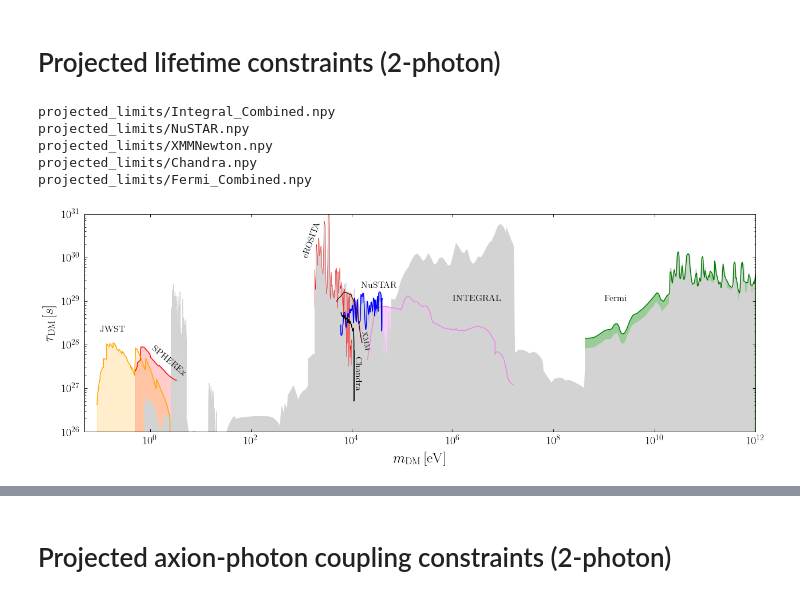
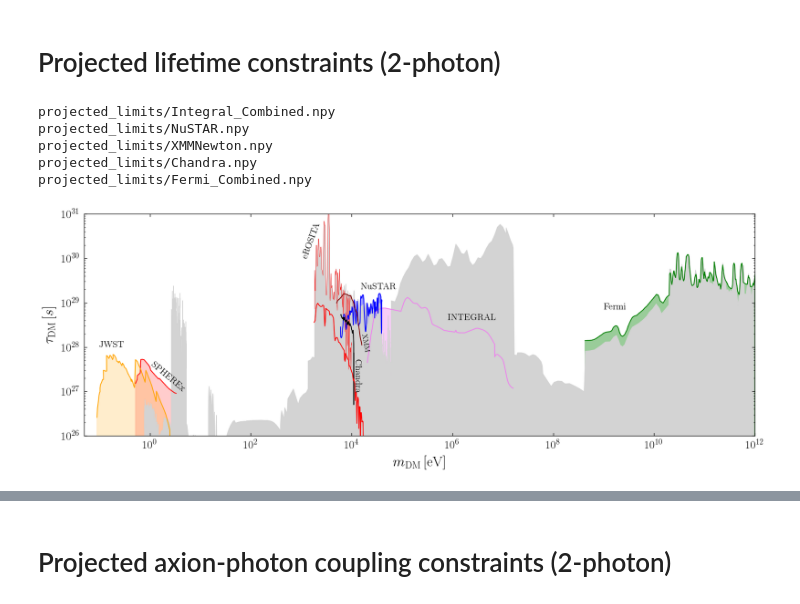
Before and after one commit to joshua-benabou/Mega_Decaying_DM_Milkyway_Analysis, a Jupyter notebook: Mega_plot.ipynb, the cells around one changed output, grey strips where cells are left out. Drawn from its saved outputs; the diff is of its cells as text; code cells hidden in the pictures.

```diff
--- a/Mega_plot.ipynb
+++ b/Mega_plot.ipynb
@@ -19,8 +28,10 @@ import sys
 import numpy as np
 
 
-#sys.path.append("/global/cfs/cdirs/m3166/benabou/COMSOL/COMSOL_2026/AxionLimits/")
-sys.path.append("/global/cfs/cdirs/m3166/benabou/COMSOL/COMSOL_2026/AxionLimits/")
+#master_folder = "/global/cfs/cdirs/m3166/benabou/COMSOL/COMSOL_2026/AxionLimits/"
+master_folder = "/global/scratch/projects/pc_heptheory/jbenabou/AxionLimits/"
+
+sys.path.append(master_folder)
 
 from PlotFuncs import *
 from PlotFuncs import MySquarePlot,AxionPhoton,MySaveFig,UpperFrequencyAxis_Simple,col_alpha,FigSetup,line_background,PlotBound
@@ -139,37 +150,34 @@ color_dict = {"Integral_Calore": "red",
 # Projected lifetime constraints (2-photon)
 # %%
 plt.figure(figsize=(21,7))
-
 
 ################################################################
 ################### EXISTING LIMITS CIARAN STUFF ################################
 ################################################################
 
-master_folder = "/global/cfs/cdirs/m3166/benabou/COMSOL/COMSOL_2026/AxionLimits/"
-
 edgecolor = 'k'
 
 
 axion_photon_limits = [
-  # "JWST_Pinetti",
+ # "JWST_Pinetti",
     "DESI",
     "HST_dwarfs",
     "HST",
-    "Telescopes_MUSE",
+   # "Telescopes_MUSE", # Ben thinks this limit is way too strong
     "JWST",
     "WINERED",
     "LeoT",
     "CMB_Anisotropies",
     "x_ion",
     "CosmicBackground",
-    "GammaRayAttenuation",
+   "GammaRayAttenuation",
     "GammaRayDecayCompilation",
-   "XRISM",
-   "XMM-Newton",
-   "NuSTAR",
+  "XRISM",
+  "XMM-Newton",
+  "NuSTAR",
    "INTEGRAL",
-    "XRAY",
-    "eROSITA",
+   "XRAY",
+   "eROSITA", # this is actual limit, I plot expected limit below
 ]
 
 def gayy_limit_2_tau_limit(gayy_GeV, mDM_eV):
@@ -205,56 +213,74 @@ for instrument in instrument_list:#["NuSTAR"]:#
     except:
         print("FAIL!")
 
+###################
+##### SPHEREx #####
+
 SPHEREx_proj_MW_deepfield = np.loadtxt("projected_limits/SPHEREx_MW_Deepfield_2year_2412.12286_proj.txt",delimiter=",")
 mDM_eV = SPHEREx_proj_MW_deepfield[:,0]
 gayy_GeV = SPHEREx_proj_MW_deepfield[:,1]
+tau_s_arr = gayy_limit_2_tau_limit(gayy_GeV, mDM_eV)
 
-gayy_arr = gayy_limit_2_tau_limit(gayy_GeV, mDM_eV)
+exp_fac = 260/(2*365)
+tau_s_arr*=np.sqrt(exp_fac)
+
 col="red"
-plt.plot(mDM_eV, gayy_arr,color=col)
-plt.fill_between(mDM_eV, 1e-40, gayy_arr, color=col,alpha=0.2,zorder=-100000)
+plt.plot(mDM_eV, tau_s_arr,color=col)
+plt.fill_between(mDM_eV, 1e-40, tau_s_arr, color=col,alpha=0.2,zorder=-100000)
 
+###############
+#### JWST #####
 
-SPHEREx_proj_MW_deepfield = np.loadtxt("projected_limits/Chris_JWST.txt",delimiter=",")
-mDM_eV = SPHEREx_proj_MW_deepfield[:,0]
-gayy_GeV = SPHEREx_proj_MW_deepfield[:,1]
+JWST_proj_MW_deepfield = np.loadtxt("projected_limits/Chris_JWST.txt",delimiter=",")
+mDM_eV = JWST_proj_MW_deepfield[:,0]
+gayy_GeV = JWST_proj_MW_deepfield[:,1]
+tau_s_arr = gayy_limit_2_tau_limit(gayy_GeV, mDM_eV)
+
+exp_fac = 1406/(10*365)
+tau_s_arr*=np.sqrt(exp_fac)
 
 col="orange"
-gayy_arr = gayy_limit_2_tau_limit(gayy_GeV, mDM_eV)
-plt.plot(mDM_eV, gayy_arr,color=col)
-plt.fill_between(mDM_eV, 1e-40, gayy_arr, color=col,alpha=0.2,zorder=-100000)
+plt.plot(mDM_eV, tau_s_arr,color=col)
+plt.fill_between(mDM_eV, 1e-40, tau_s_arr, color=col,alpha=0.2,zorder=-100000)
+
+###############
+#### eROSITA #####
+
+eROSITA_expected = np.loadtxt("existing_limits/eROSITA_expected_limit_2401.16747.csv",delimiter=",")
+mDM_eV = eROSITA_expected[:,0]*1e3
+tau_s = 1/eROSITA_expected[:,1]
+plt.plot(mDM_eV, tau_s, color="red")
 
 #####################
 # LABELS
 
 
 fs=16
-plt.text(0.1,2e28,'JWST',fontsize=fs)
-plt.text(1.0,2e27,'SPHEREx',fontsize=fs,rotation=-40)
+plt.text(0.1,1e28,'JWST',fontsize=fs)
+plt.text(1.0,1e27,'SPHEREx',fontsize=fs,rotation=-40)
 plt.text(1.5e4,8e27,'XMM',fontsize=13,rotation=-80)
 #plt.text(4e3,2e29,'XMM',fontsize=15,rotation=0)
 plt.text(1.5e4,2e29,'NuSTAR',fontsize=fs)
 plt.text(1.1e4,1e27,'Chandra',fontsize=fs,rotation=-90)
-plt.text(1e6,1e29,'INTEGRAL',fontsize=fs)
-plt.text(1e9,1e29,'Fermi',fontsize=fs)
+plt.text(8e5,4e28,'INTEGRAL',fontsize=fs)
+plt.text(1e9,7e28,'Fermi',fontsize=fs)
 plt.text(1e3,1e30,'eROSITA',fontsize=fs,rotation=70)
-
 
 ################################################################
 plt.xlim([5e-2,1e12])
 plt.ylim([1e26,1e31])
 
 ################################################################
 #plt.legend()
 plt.xscale("log")
 plt.yscale("log")
 plt.ylabel(r"$\tau_\mathrm{DM} \, [s]$")
 plt.xlabel(r"$m_\mathrm{DM}\, [\mathrm{eV}]$")
-plt.savefig("plots/mega_plot_projected_constraint_tau.pdf",bbox_inches="tight")
+plt.savefig("plots/mega_plot_projected_constraint_tau_2gamma.pdf",bbox_inches="tight")
 # %% [output]
 projected_limits/Integral_Combined.npy
 projected_limits/NuSTAR.npy
 projected_limits/XMMNewton.npy
 projected_limits/Chandra.npy
 projected_limits/Fermi_Combined.npy
-[figure, old version]
+[figure, new version]
```
Also changed, not shown: parts of 5 cells of this notebook, 9 other files.
